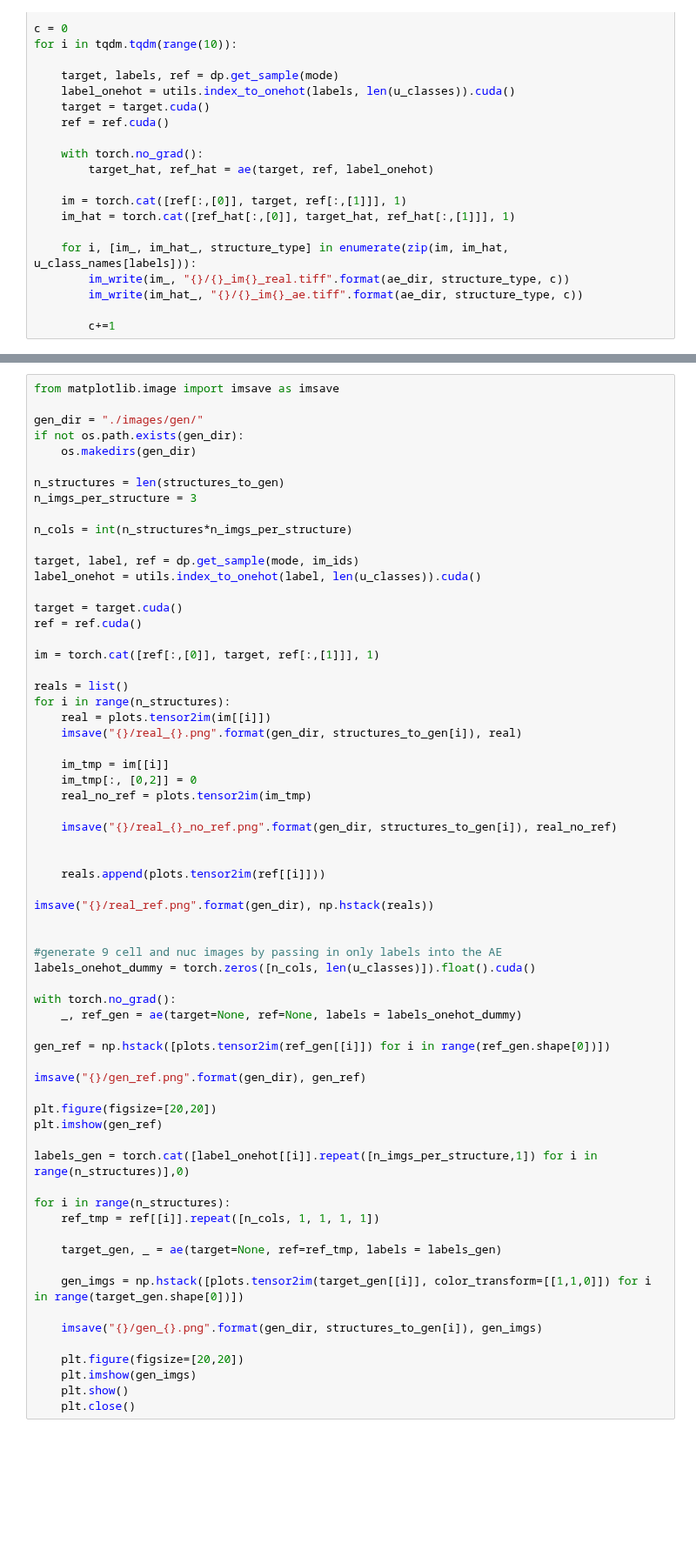
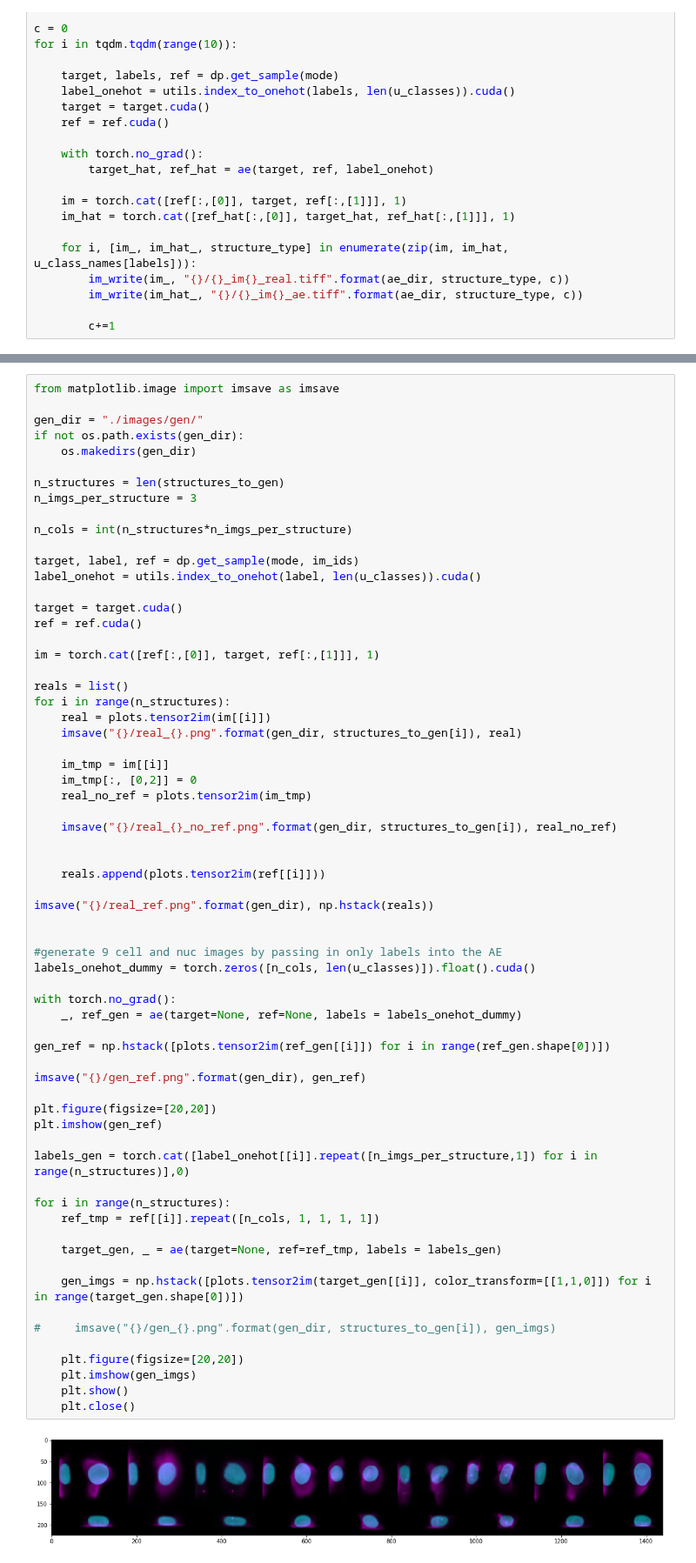
Before and after one commit to AllenCellModeling/pytorch_integrated_cell, a Jupyter notebook: examples/paper_plos_2020/6_3D_cell_mage_printing.ipynb, the cells around one changed output, grey strips where cells are left out. Shown at 87% size. Cells and saved outputs as stored; diff of their text form; blank space fills up the shorter version.

```diff
--- a/examples/paper_plos_2020/6_3D_cell_mage_printing.ipynb
+++ b/examples/paper_plos_2020/6_3D_cell_mage_printing.ipynb
@@ -163,31 +168,33 @@ for i in range(n_structures):
 imsave("{}/real_ref.png".format(gen_dir), np.hstack(reals))
 
 
 #generate 9 cell and nuc images by passing in only labels into the AE
 labels_onehot_dummy = torch.zeros([n_cols, len(u_classes)]).float().cuda()
 
 with torch.no_grad():
     _, ref_gen = ae(target=None, ref=None, labels = labels_onehot_dummy)
 
 gen_ref = np.hstack([plots.tensor2im(ref_gen[[i]]) for i in range(ref_gen.shape[0])])
 
 imsave("{}/gen_ref.png".format(gen_dir), gen_ref)
 
 plt.figure(figsize=[20,20])
 plt.imshow(gen_ref)
 
 labels_gen = torch.cat([label_onehot[[i]].repeat([n_imgs_per_structure,1]) for i in range(n_structures)],0)
 
 for i in range(n_structures):
     ref_tmp = ref[[i]].repeat([n_cols, 1, 1, 1, 1])
 
     target_gen, _ = ae(target=None, ref=ref_tmp, labels = labels_gen)
 
     gen_imgs = np.hstack([plots.tensor2im(target_gen[[i]], color_transform=[[1,1,0]]) for i in range(target_gen.shape[0])])
 
-    imsave("{}/gen_{}.png".format(gen_dir, structures_to_gen[i]), gen_imgs)
+#     imsave("{}/gen_{}.png".format(gen_dir, structures_to_gen[i]), gen_imgs)
 
     plt.figure(figsize=[20,20])
     plt.imshow(gen_imgs)
     plt.show()
     plt.close()
+# %% [output]
+[figure, added]
```
Also changed, not shown: parts of 7 cells of this notebook, 8 other files.
